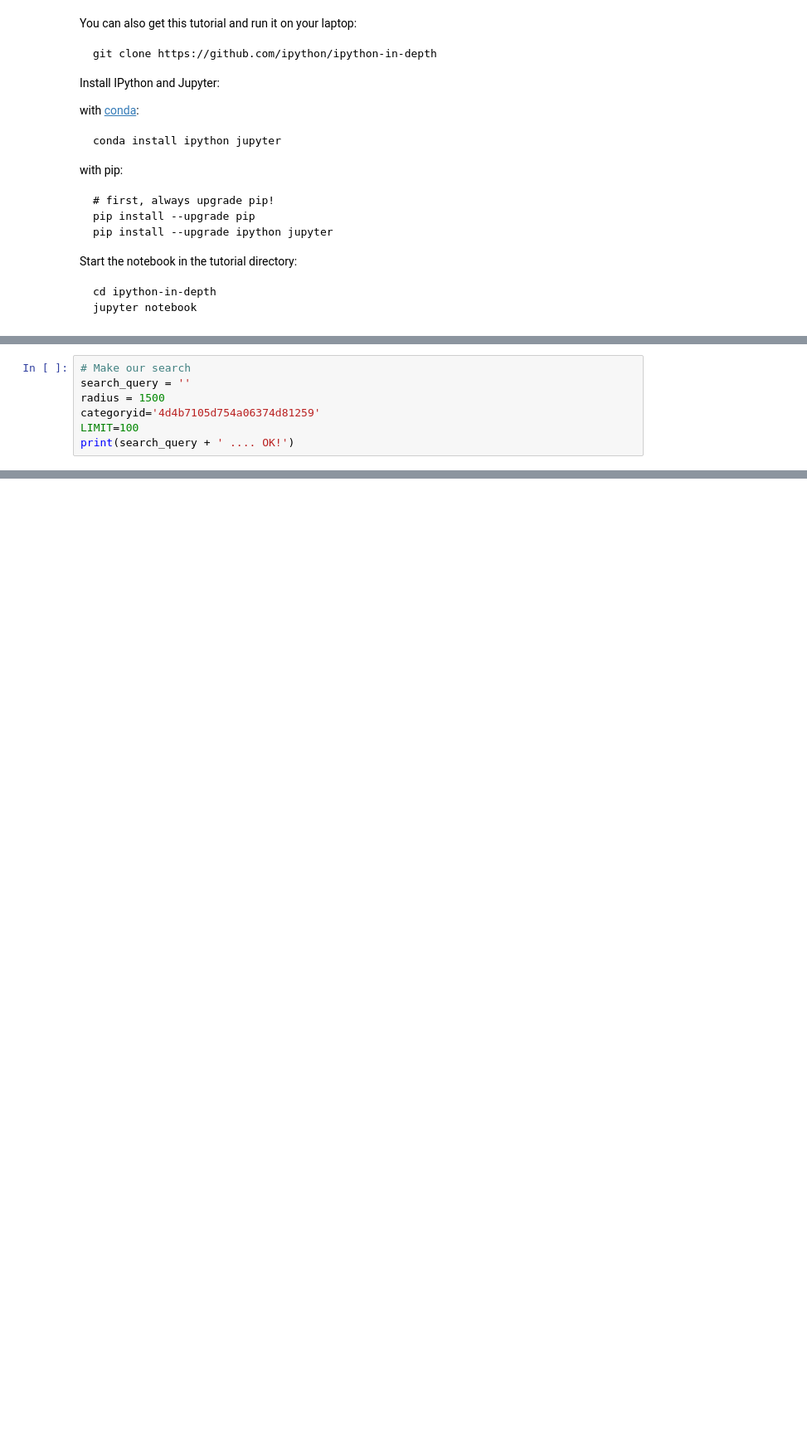
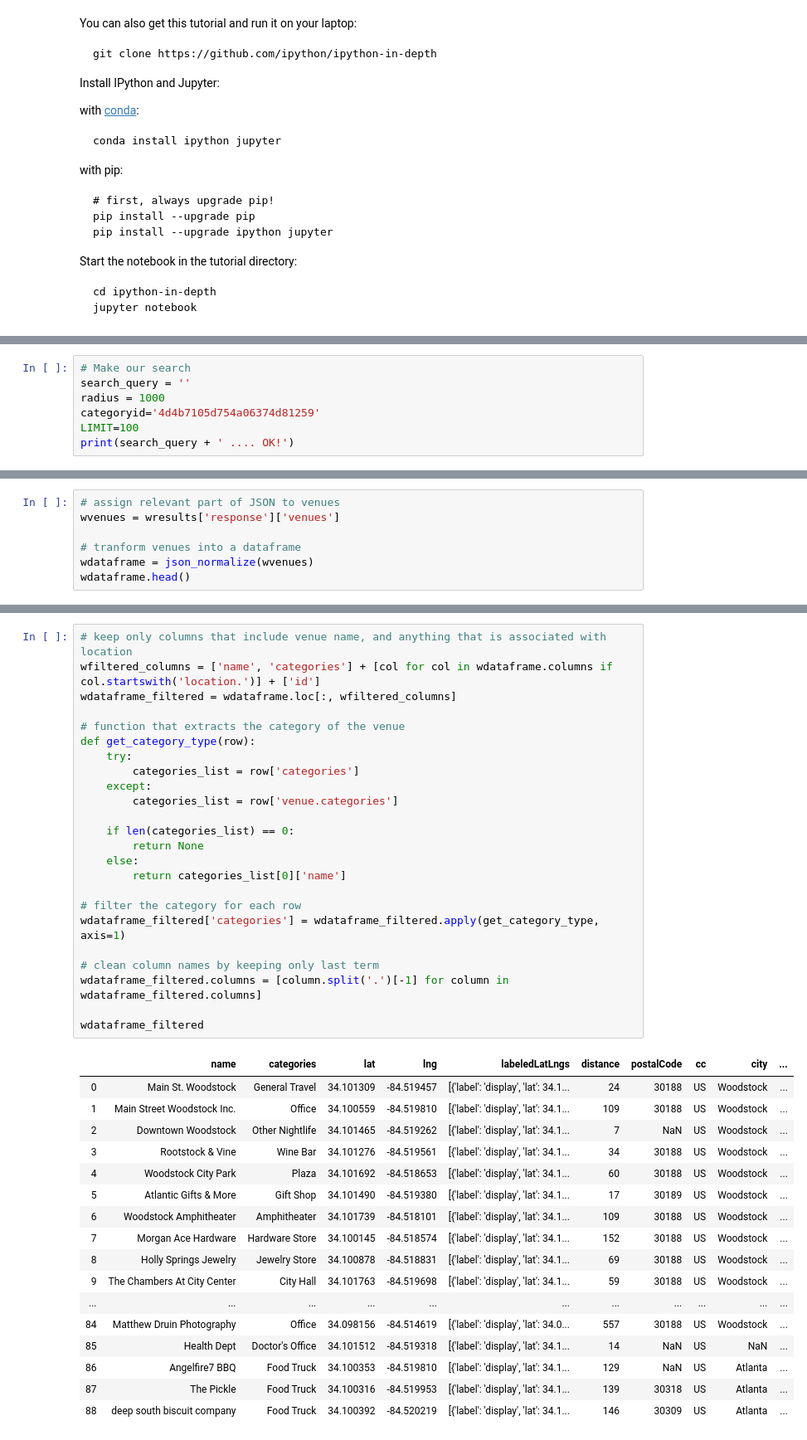
Before and after one commit to kmjacox/Coursera_Capstone, a Jupyter notebook: Index.ipynb, the cells around one changed output, grey strips where cells are left out. Shown at 83% size. Saved outputs shown, nothing was run; the diff lists cells and outputs as text; blank space fills up the shorter version.

```diff
--- a/Index.ipynb
+++ b/Index.ipynb
@@ -104,7 +137,7 @@ print('The geograpical coordinates of '+raddress+' are {}, {}.'.format(rlatitude
 # %%
 # Make our search
 search_query = ''
-radius = 1500
+radius = 1000
 categoryid='4d4b7105d754a06374d81259'
 LIMIT=100
 print(search_query + ' .... OK!')
@@ -129,0 +179,7 @@ rresults
+# %%
+# assign relevant part of JSON to venues
+wvenues = wresults['response']['venues']
+
+# tranform venues into a dataframe
+wdataframe = json_normalize(wvenues)
+wdataframe.head()
@@ -129,0 +193,42 @@ rresults
+# %%
+# keep only columns that include venue name, and anything that is associated with location
+wfiltered_columns = ['name', 'categories'] + [col for col in wdataframe.columns if col.startswith('location.')] + ['id']
+wdataframe_filtered = wdataframe.loc[:, wfiltered_columns]
+
+# function that extracts the category of the venue
+def get_category_type(row):
+    try:
+        categories_list = row['categories']
+    except:
+        categories_list = row['venue.categories']
+
+    if len(categories_list) == 0:
+        return None
+    else:
+        return categories_list[0]['name']
+
+# filter the category for each row
+wdataframe_filtered['categories'] = wdataframe_filtered.apply(get_category_type, axis=1)
+
+# clean column names by keeping only last term
+wdataframe_filtered.columns = [column.split('.')[-1] for column in wdataframe_filtered.columns]
+
+wdataframe_filtered
+# %% [output]
+|  | name | categories | lat | lng | labeledLatLngs | distance | postalCode | cc | city | ... |
+| 0 | Main St. Woodstock | General Travel | 34.101309 | -84.519457 | [{'label': 'display', 'lat': 34.1... | 24 | 30188 | US | Woodstock | ... |
+| 1 | Main Street Woodstock Inc. | Office | 34.100559 | -84.519810 | [{'label': 'display', 'lat': 34.1... | 109 | 30188 | US | Woodstock | ... |
+| 2 | Downtown Woodstock | Other Nightlife | 34.101465 | -84.519262 | [{'label': 'display', 'lat': 34.1... | 7 | NaN | US | Woodstock | ... |
+| 3 | Rootstock & Vine | Wine Bar | 34.101276 | -84.519561 | [{'label': 'display', 'lat': 34.1... | 34 | 30188 | US | Woodstock | ... |
+| 4 | Woodstock City Park | Plaza | 34.101692 | -84.518653 | [{'label': 'display', 'lat': 34.1... | 60 | 30188 | US | Woodstock | ... |
+| 5 | Atlantic Gifts & More | Gift Shop | 34.101490 | -84.519380 | [{'label': 'display', 'lat': 34.1... | 17 | 30189 | US | Woodstock | ... |
+| 6 | Woodstock Amphitheater | Amphitheater | 34.101739 | -84.518101 | [{'label': 'display', 'lat': 34.1... | 109 | 30188 | US | Woodstock | ... |
+| 7 | Morgan Ace Hardware | Hardware Store | 34.100145 | -84.518574 | [{'label': 'display', 'lat': 34.1... | 152 | 30188 | US | Woodstock | ... |
+| 8 | Holly Springs Jewelry | Jewelry Store | 34.100878 | -84.518831 | [{'label': 'display', 'lat': 34.1... | 69 | 30188 | US | Woodstock | ... |
+| 9 | The Chambers At City Center | City Hall | 34.101763 | -84.519698 | [{'label': 'display', 'lat': 34.1... | 59 | 30188 | US | Woodstock | ... |
+| ... | ... | ... | ... | ... | ... | ... | ... | ... | ... | ... |
+| 84 | Matthew Druin Photography | Office | 34.098156 | -84.514619 | [{'label': 'display', 'lat': 34.0... | 557 | 30188 | US | Woodstock | ... |
+| 85 | Health Dept | Doctor's Office | 34.101512 | -84.519318 | [{'label': 'display', 'lat': 34.1... | 14 | NaN | US | NaN | ... |
+| 86 | Angelfire7 BBQ | Food Truck | 34.100353 | -84.519810 | [{'label': 'display', 'lat': 34.1... | 129 | NaN | US | Atlanta | ... |
+| 87 | The Pickle | Food Truck | 34.100316 | -84.519953 | [{'label': 'display', 'lat': 34.1... | 139 | 30318 | US | Atlanta | ... |
+| 88 | deep south biscuit company | Food Truck | 34.100392 | -84.520219 | [{'label': 'display', 'lat': 34.1... | 146 | 30309 | US | Atlanta | ... |
```
Also changed, not shown: parts of 13 cells of this notebook.
